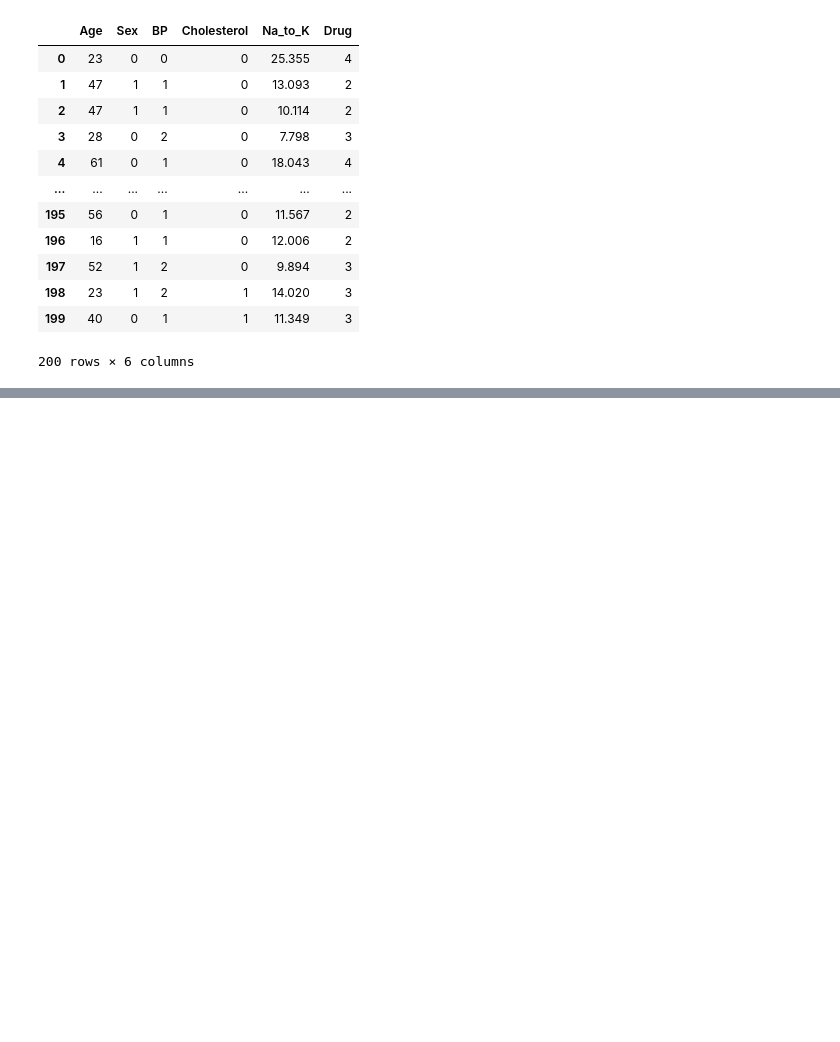
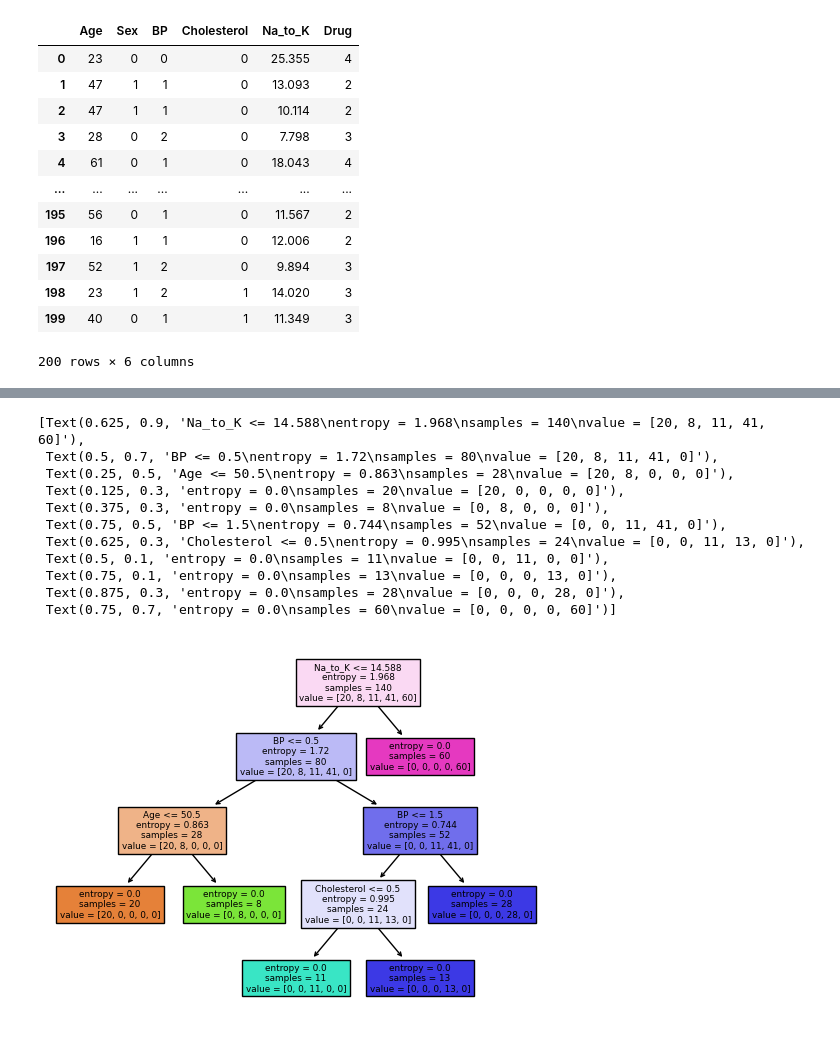
Before and after one commit to fauzan-arif/drugs_decisiontrees, a Jupyter notebook: drugs_classification.ipynb, the cells around one changed output, grey strips where cells are left out. Saved outputs shown, nothing was run; the diff lists cells and outputs as text; code cells hidden in the pictures; blank space fills up the shorter version.

```diff
--- a/drugs_classification.ipynb
+++ b/drugs_classification.ipynb
@@ -118,0 +130,3 @@ X_train, X_test, y_train, y_test = train_test_split(
+# %%
+#fitting the model using entropy on features and target
+clf_entropy.fit(X_train,y_train)
@@ -118,0 +186,15 @@ X_train, X_test, y_train, y_test = train_test_split(
+# %%
+plot_tree(clf_entropy, feature_names=df_drugs.columns, filled=True)
+# %% [output]
+[Text(0.625, 0.9, 'Na_to_K <= 14.588\nentropy = 1.968\nsamples = 140\nvalue = [20, 8, 11, 41, 60]'),
+ Text(0.5, 0.7, 'BP <= 0.5\nentropy = 1.72\nsamples = 80\nvalue = [20, 8, 11, 41, 0]'),
+ Text(0.25, 0.5, 'Age <= 50.5\nentropy = 0.863\nsamples = 28\nvalue = [20, 8, 0, 0, 0]'),
+ Text(0.125, 0.3, 'entropy = 0.0\nsamples = 20\nvalue = [20, 0, 0, 0, 0]'),
+ Text(0.375, 0.3, 'entropy = 0.0\nsamples = 8\nvalue = [0, 8, 0, 0, 0]'),
+ Text(0.75, 0.5, 'BP <= 1.5\nentropy = 0.744\nsamples = 52\nvalue = [0, 0, 11, 41, 0]'),
+ Text(0.625, 0.3, 'Cholesterol <= 0.5\nentropy = 0.995\nsamples = 24\nvalue = [0, 0, 11, 13, 0]'),
+ Text(0.5, 0.1, 'entropy = 0.0\nsamples = 11\nvalue = [0, 0, 11, 0, 0]'),
+ Text(0.75, 0.1, 'entropy = 0.0\nsamples = 13\nvalue = [0, 0, 0, 13, 0]'),
+ Text(0.875, 0.3, 'entropy = 0.0\nsamples = 28\nvalue = [0, 0, 0, 28, 0]'),
+ Text(0.75, 0.7, 'entropy = 0.0\nsamples = 60\nvalue = [0, 0, 0, 0, 60]')]
+[figure, added]
```
Also changed, not shown: parts of 10 cells of this notebook, 2 other files.
